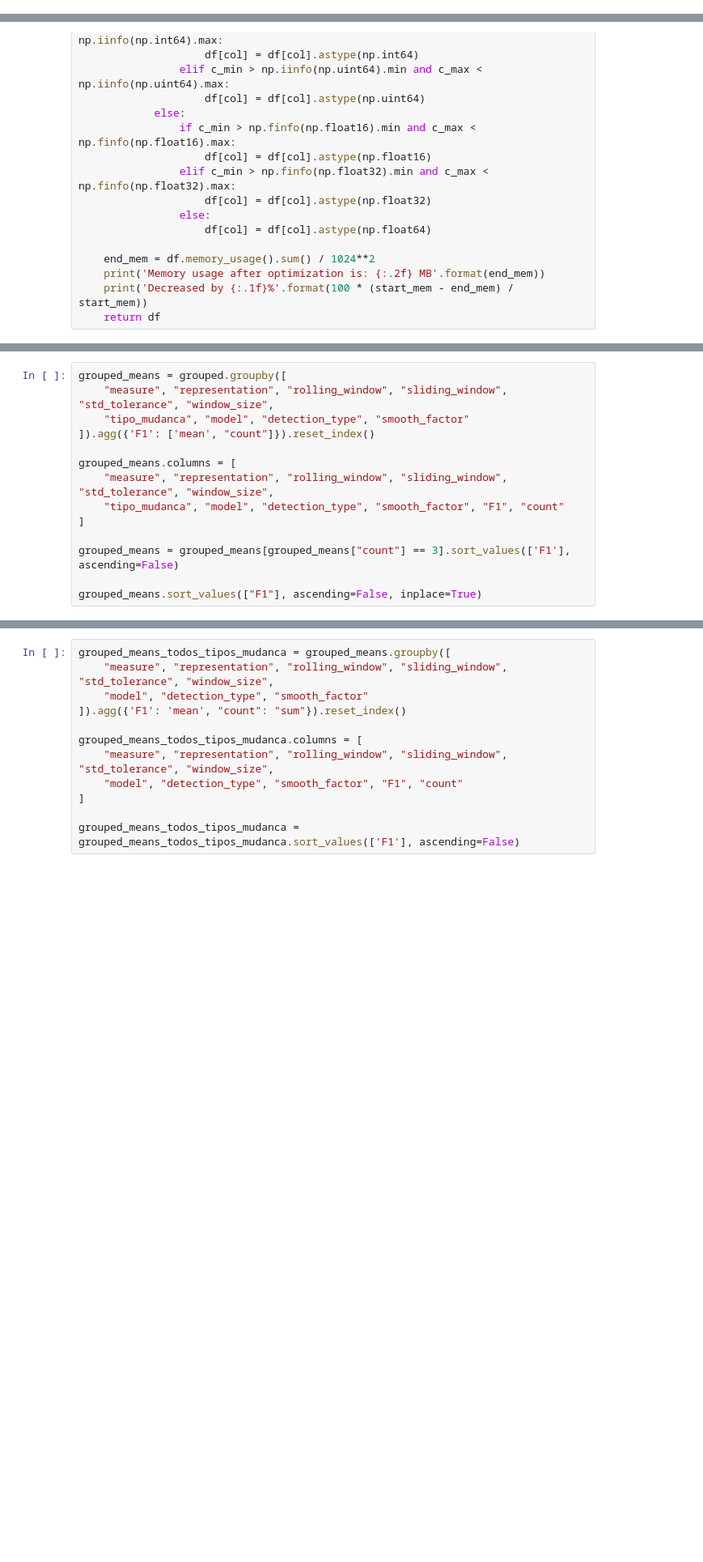
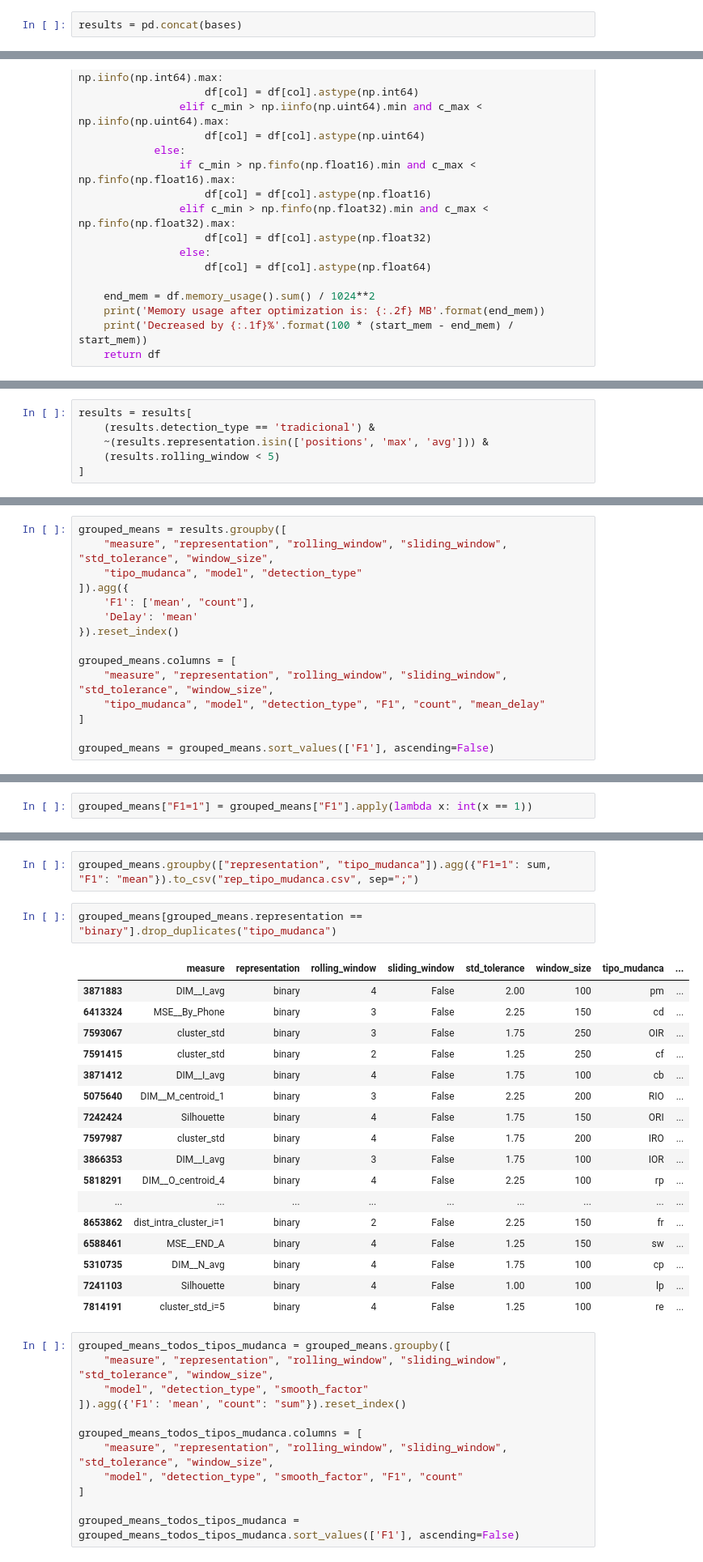
Before and after one commit to rafaelgasp/experimentos_mestrado, a Jupyter notebook: Analise_Resultados.ipynb, the cells around one changed output, grey strips where cells are left out. Shown: that part at 81% size. Cells and saved outputs as stored; diff of their text form; blank space fills up the shorter version.

Commit message:
Atualizando detection

```diff
--- a/Analise_Resultados.ipynb
+++ b/Analise_Resultados.ipynb
@@ -31,0 +50,2 @@ results = pd.read_csv("resultados_consolidados_2020-01-06.csv", sep=";", index_c
+# %%
+results = pd.concat(bases)
@@ -131,0 +173,6 @@ grouped.head()
+# %%
+results = results[
+    (results.detection_type == 'tradicional') &
+    ~(results.representation.isin(['positions', 'max', 'avg'])) &
+    (results.rolling_window < 5)
+]
@@ -132,14 +192,15 @@ grouped.head()
 # %%
-grouped_means = grouped.groupby([
+grouped_means = results.groupby([
     "measure", "representation", "rolling_window", "sliding_window", "std_tolerance", "window_size",
-    "tipo_mudanca", "model", "detection_type", "smooth_factor"
-]).agg({'F1': ['mean', "count"]}).reset_index()
+    "tipo_mudanca", "model", "detection_type"
+]).agg({
+    'F1': ['mean', "count"],
+    'Delay': 'mean'
+}).reset_index()
 
 grouped_means.columns = [
     "measure", "representation", "rolling_window", "sliding_window", "std_tolerance", "window_size",
-    "tipo_mudanca", "model", "detection_type", "smooth_factor", "F1", "count"
+    "tipo_mudanca", "model", "detection_type", "F1", "count", "mean_delay"
 ]
 
-grouped_means = grouped_means[grouped_means["count"] == 3].sort_values(['F1'], ascending=False)
-
-grouped_means.sort_values(["F1"], ascending=False, inplace=True)
+grouped_means = grouped_means.sort_values(['F1'], ascending=False)
@@ -158,0 +214,2 @@ grouped_means.head()
+# %%
+grouped_means["F1=1"] = grouped_means["F1"].apply(lambda x: int(x == 1))
@@ -159,3 +218,25 @@ grouped_means.head()
+# %%
+grouped_means.groupby(["representation", "tipo_mudanca"]).agg({"F1=1": sum, "F1": "mean"}).to_csv("rep_tipo_mudanca.csv", sep=";")
+# %%
+grouped_means[grouped_means.representation == "binary"].drop_duplicates("tipo_mudanca")
+# %% [output]
+|  | measure | representation | rolling_window | sliding_window | std_tolerance | window_size | tipo_mudanca | ... |
+| 3871883 | DIM__I_avg | binary | 4 | False | 2.00 | 100 | pm | ... |
+| 6413324 | MSE__By_Phone | binary | 3 | False | 2.25 | 150 | cd | ... |
+| 7593067 | cluster_std | binary | 3 | False | 1.75 | 250 | OIR | ... |
+| 7591415 | cluster_std | binary | 2 | False | 1.25 | 250 | cf | ... |
+| 3871412 | DIM__I_avg | binary | 4 | False | 1.75 | 100 | cb | ... |
+| 5075640 | DIM__M_centroid_1 | binary | 3 | False | 2.25 | 200 | RIO | ... |
+| 7242424 | Silhouette | binary | 4 | False | 1.75 | 150 | ORI | ... |
+| 7597987 | cluster_std | binary | 4 | False | 1.75 | 200 | IRO | ... |
+| 3866353 | DIM__I_avg | binary | 3 | False | 1.75 | 100 | IOR | ... |
+| 5818291 | DIM__O_centroid_4 | binary | 4 | False | 2.25 | 100 | rp | ... |
+| ... | ... | ... | ... | ... | ... | ... | ... | ... |
+| 8653862 | dist_intra_cluster_i=1 | binary | 2 | False | 2.25 | 150 | fr | ... |
+| 6588461 | MSE__END_A | binary | 4 | False | 1.25 | 150 | sw | ... |
+| 5310735 | DIM__N_avg | binary | 4 | False | 1.75 | 100 | cp | ... |
+| 7241103 | Silhouette | binary | 4 | False | 1.00 | 100 | lp | ... |
+| 7814191 | cluster_std_i=5 | binary | 4 | False | 1.25 | 100 | re | ... |
 # %%
 grouped_means_todos_tipos_mudanca = grouped_means.groupby([
     "measure", "representation", "rolling_window", "sliding_window", "std_tolerance", "window_size",
```
Also changed, not shown: parts of 39 cells of this notebook, 8 other files.
